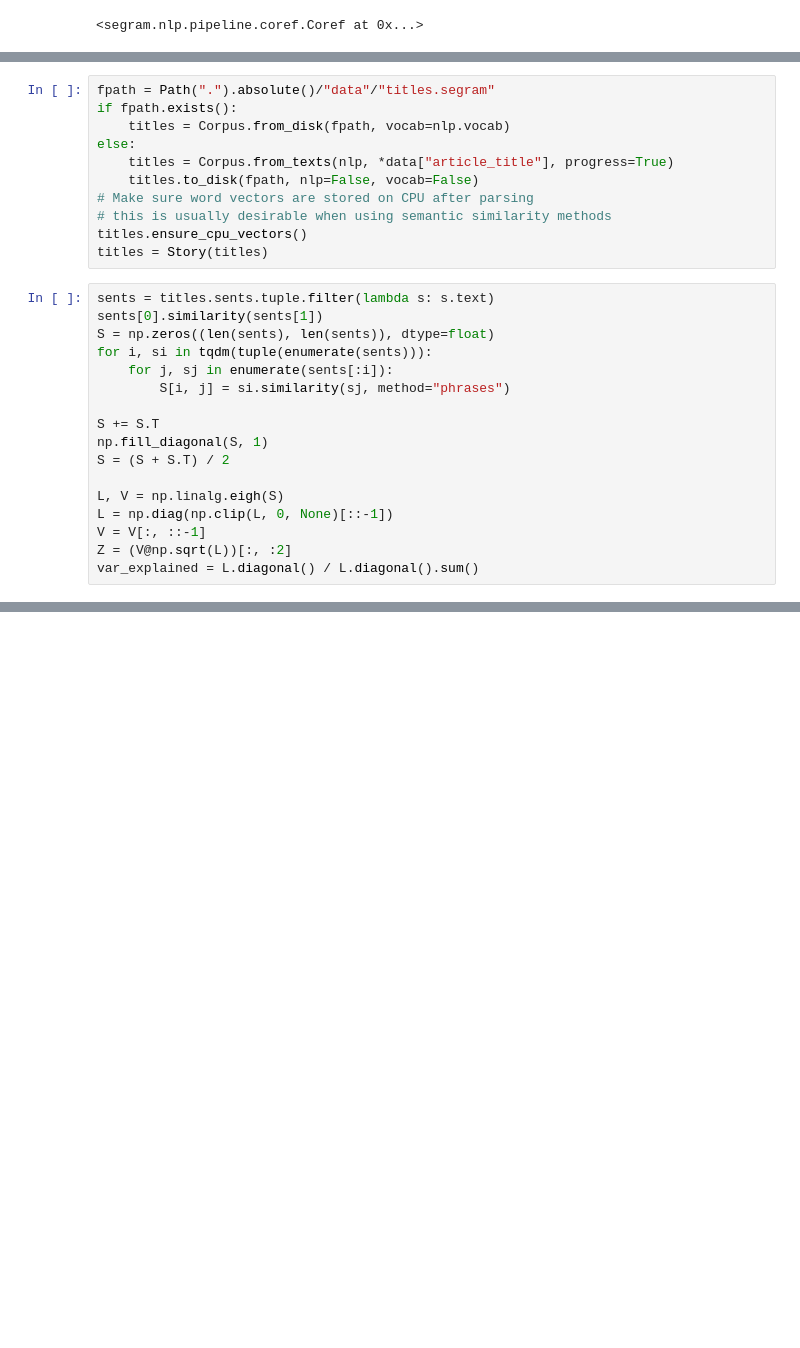
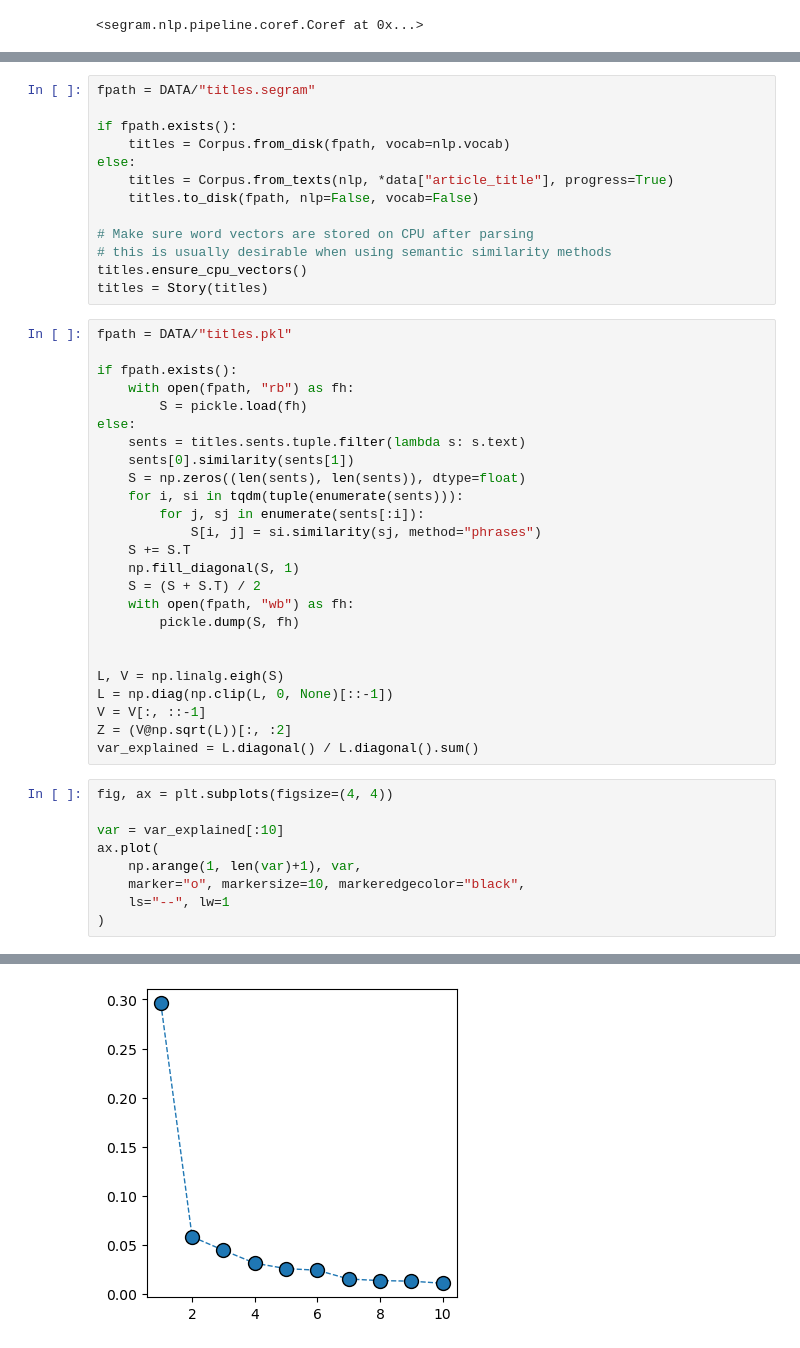
Before and after one commit to sztal/segram, a Jupyter notebook: examples/2-stories-and-frames.ipynb, the cells around one changed output, grey strips where cells are left out. Cells and saved outputs as stored; diff of their text form; blank space fills up the shorter version.

```diff
--- a/examples/2-stories-and-frames.ipynb
+++ b/examples/2-stories-and-frames.ipynb
@@ -46,28 +56,48 @@ nlp.add_pipe("segram_coref")
 # %%
-fpath = Path(".").absolute()/"data"/"titles.segram"
+fpath = DATA/"titles.segram"
+
 if fpath.exists():
     titles = Corpus.from_disk(fpath, vocab=nlp.vocab)
 else:
     titles = Corpus.from_texts(nlp, *data["article_title"], progress=True)
     titles.to_disk(fpath, nlp=False, vocab=False)
+
 # Make sure word vectors are stored on CPU after parsing
 # this is usually desirable when using semantic similarity methods
 titles.ensure_cpu_vectors()
 titles = Story(titles)
 # %%
-sents = titles.sents.tuple.filter(lambda s: s.text)
-sents[0].similarity(sents[1])
-S = np.zeros((len(sents), len(sents)), dtype=float)
-for i, si in tqdm(tuple(enumerate(sents))):
-    for j, sj in enumerate(sents[:i]):
-        S[i, j] = si.similarity(sj, method="phrases")
+fpath = DATA/"titles.pkl"
 
-S += S.T
-np.fill_diagonal(S, 1)
-S = (S + S.T) / 2
+if fpath.exists():
+    with open(fpath, "rb") as fh:
+        S = pickle.load(fh)
+else:
+    sents = titles.sents.tuple.filter(lambda s: s.text)
+    sents[0].similarity(sents[1])
+    S = np.zeros((len(sents), len(sents)), dtype=float)
+    for i, si in tqdm(tuple(enumerate(sents))):
+        for j, sj in enumerate(sents[:i]):
+            S[i, j] = si.similarity(sj, method="phrases")
+    S += S.T
+    np.fill_diagonal(S, 1)
+    S = (S + S.T) / 2
+    with open(fpath, "wb") as fh:
+        pickle.dump(S, fh)
+
 
 L, V = np.linalg.eigh(S)
 L = np.diag(np.clip(L, 0, None)[::-1])
 V = V[:, ::-1]
 Z = (V@np.sqrt(L))[:, :2]
 var_explained = L.diagonal() / L.diagonal().sum()
+# %%
+fig, ax = plt.subplots(figsize=(4, 4))
+
+var = var_explained[:10]
+ax.plot(
+    np.arange(1, len(var)+1), var,
+    marker="o", markersize=10, markeredgecolor="black",
+    ls="--", lw=1
+)
+# %% [output]
@@ -73,0 +105 @@ var_explained = L.diagonal() / L.diagonal().sum()
+[figure, added]
```
Also changed, not shown: parts of 8 cells of this notebook, 1 other file.
